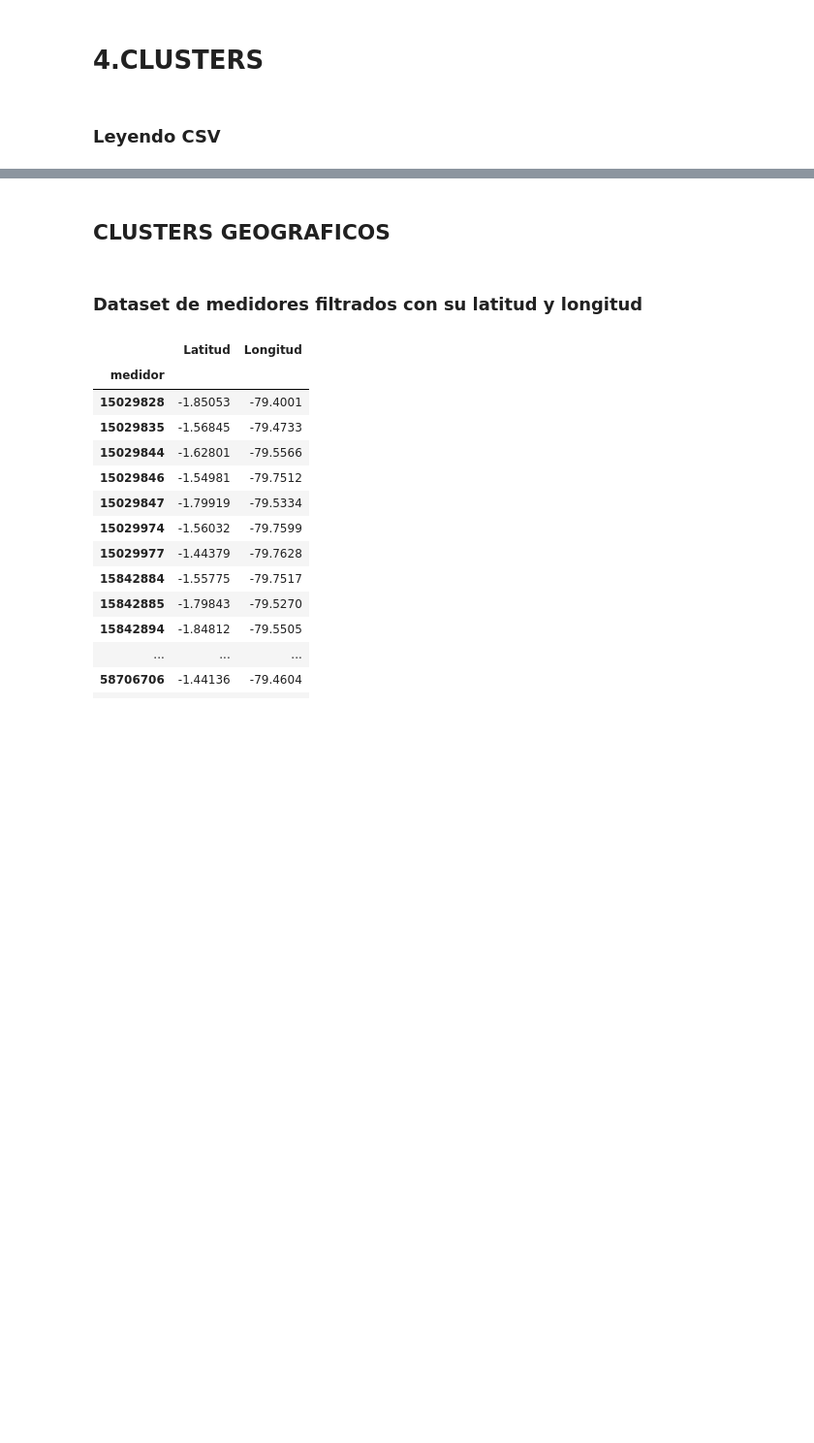
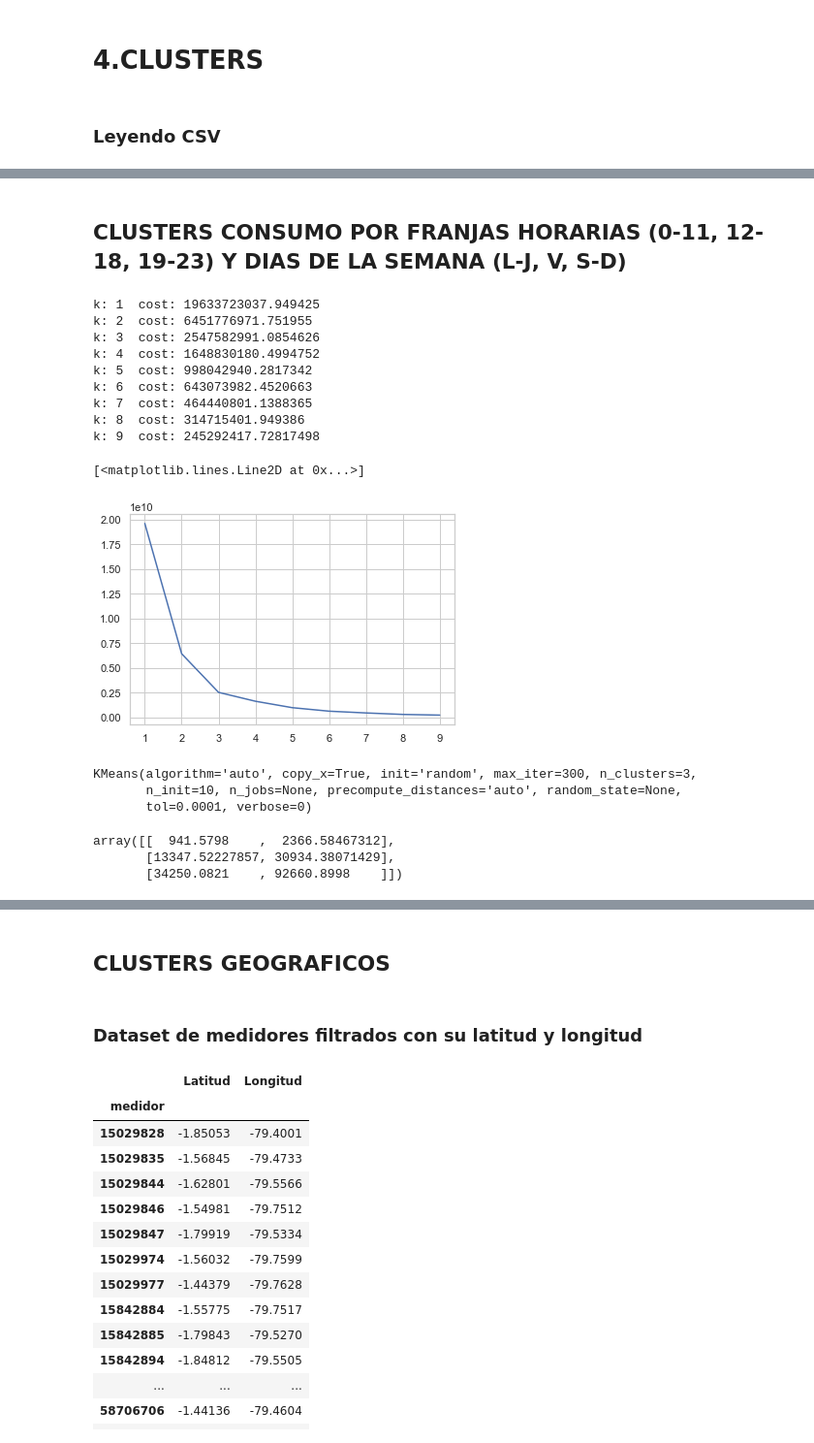
Before and after one commit to aaorella/Energy_Smart_Meters-Exploratory_Analysis, a Jupyter notebook: 4.Clusters.ipynb, the cells around one changed output, grey strips where cells are left out. Shown at 97% size. Saved outputs shown, nothing was run; the diff lists cells and outputs as text; code cells hidden in the pictures; blank space fills up the shorter version.

```diff
--- a/4.Clusters.ipynb
+++ b/4.Clusters.ipynb
@@ -22,0 +105,47 @@ df = pd.read_csv(file_name1, low_memory = False, sep=",")
+# %% [markdown]
+## CLUSTERS CONSUMO POR FRANJAS HORARIAS (0-11, 12-18, 19-23) Y DIAS DE LA SEMANA (L-J, V, S-D)
+# %%
+from sklearn.cluster import KMeans
+
+A=df_medidor_franjas
+x=[]
+y=[]
+
+for k in range (1, 10):
+    # Create a kmeans model on our data, using k clusters.  random_state helps ensure that the algorithm returns the same results each time.
+    kmeans_model = KMeans(n_clusters=k, random_state=1).fit(A.iloc[:, :])
+    # These are our fitted labels for clusters -- the first cluster has label 0, and the second has label 1.
+    labels = kmeans_model.labels_
+    # Sum of distances of samples to their closest cluster center
+    interia = kmeans_model.inertia_
+    x.append(k)
+    y.append(interia)
+    print ("k:",k, " cost:", interia)
+plt.plot(x,y)
+# %% [output]
+k: 1  cost: 19633723037.949425
+k: 2  cost: 6451776971.751955
+k: 3  cost: 2547582991.0854626
+k: 4  cost: 1648830180.4994752
+k: 5  cost: 998042940.2817342
+k: 6  cost: 643073982.4520663
+k: 7  cost: 464440801.1388365
+k: 8  cost: 314715401.949386
+k: 9  cost: 245292417.72817498
+[<matplotlib.lines.Line2D at 0x...>]
+[figure, added]
+# %%
+from sklearn.cluster import KMeans
+kmeans = KMeans(n_clusters = 3, init = 'random')
+X=df_medidor_franjas.iloc[:,0:2].values
+kmeans.fit(X)
+# %% [output]
+KMeans(algorithm='auto', copy_x=True, init='random', max_iter=300, n_clusters=3,
+       n_init=10, n_jobs=None, precompute_distances='auto', random_state=None,
+       tol=0.0001, verbose=0)
+# %%
+kmeans.cluster_centers_
+# %% [output]
+array([[  941.5798    ,  2366.58467312],
+       [13347.52227857, 30934.38071429],
+       [34250.0821    , 92660.8998    ]])
```
Also changed, not shown: parts of 37 cells of this notebook.
